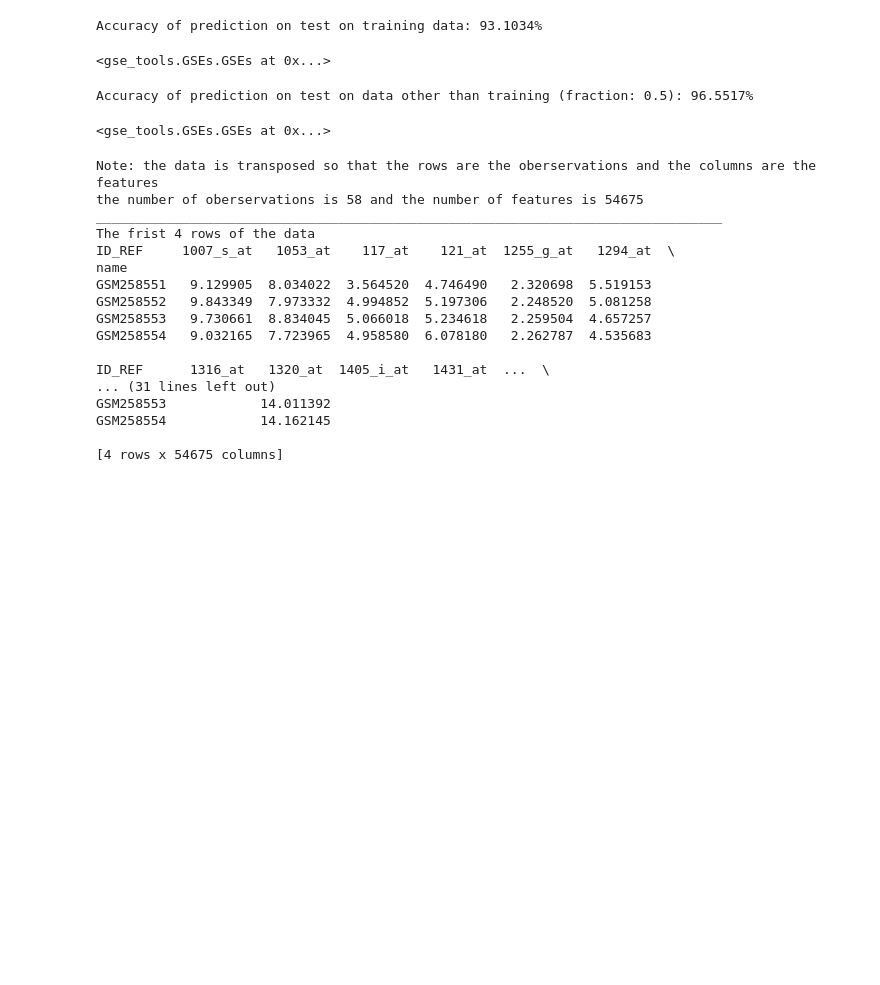
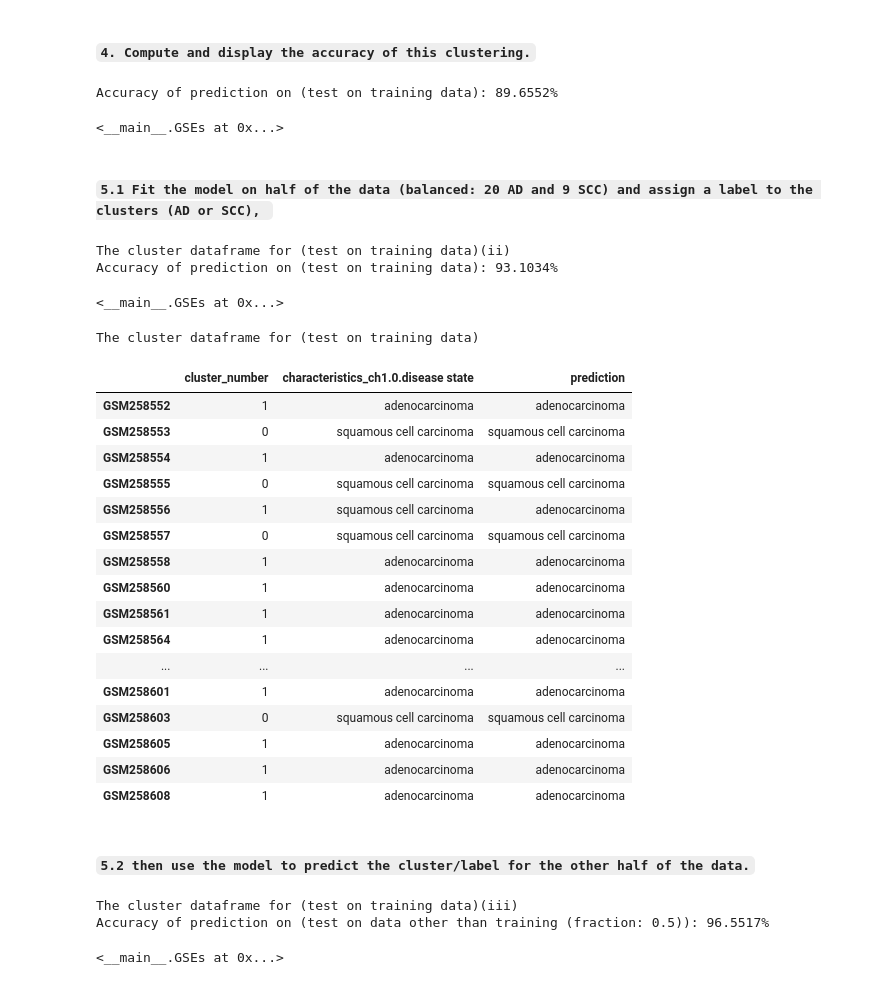
Before and after one commit to QuanEvans/Lung_cancer_subtyping, a Jupyter notebook: python/Project_3_outputs.ipynb, the cells around one changed output. Drawn from its saved outputs; the diff is of its cells as text; code cells hidden in the pictures; blank space fills up the shorter version.

Commit message:
project output

```diff
--- a/python/Project_3_outputs.ipynb
+++ b/python/Project_3_outputs.ipynb
@@ -31,38 +657,51 @@ Accuracy of prediction on test on training data: 89.6552%
+# %% [markdown]
+#### `4. Compute and display the accuracy of this clustering.`
+# %%
+gse.str_accuracy()
+# %% [output]
+Accuracy of prediction on (test on training data): 89.6552%
+<__main__.GSEs at 0x...>
+# %% [markdown]
+#### `5.1 Fit the model on half of the data (balanced: 20 AD and 9 SCC) and assign a label to the clusters (AD or SCC), `
 # %%
 #(ii) train the model on half of the data and compute the accuracy of the model on that data
+print(f"The cluster dataframe for ({gse.testCondition})(ii)")
 gse.train_model(n_clusters=2,train_frac=0.5).predict(testOnTrain=True).str_accuracy()
 # %% [output]
-Accuracy of prediction on test on training data: 93.1034%
+The cluster dataframe for (test on training data)(ii)
+Accuracy of prediction on (test on training data): 93.1034%
-<gse_tools.GSEs.GSEs at 0x...>
+<__main__.GSEs at 0x...>
+# %%
+# DataFrame output for (ii)
+print(f"The cluster dataframe for ({gse.testCondition})")
+gse.accuracy_matrix
+# %% [output]
+The cluster dataframe for (test on training data)
+|  | cluster_number | characteristics_ch1.0.disease state | prediction |
+| GSM258552 | 1 | adenocarcinoma | adenocarcinoma |
+| GSM258553 | 0 | squamous cell carcinoma | squamous cell carcinoma |
+| GSM258554 | 1 | adenocarcinoma | adenocarcinoma |
+| GSM258555 | 0 | squamous cell carcinoma | squamous cell carcinoma |
+| GSM258556 | 1 | squamous cell carcinoma | adenocarcinoma |
+| GSM258557 | 0 | squamous cell carcinoma | squamous cell carcinoma |
+| GSM258558 | 1 | adenocarcinoma | adenocarcinoma |
+| GSM258560 | 1 | adenocarcinoma | adenocarcinoma |
+| GSM258561 | 1 | adenocarcinoma | adenocarcinoma |
+| GSM258564 | 1 | adenocarcinoma | adenocarcinoma |
+| ... | ... | ... | ... |
+| GSM258601 | 1 | adenocarcinoma | adenocarcinoma |
+| GSM258603 | 0 | squamous cell carcinoma | squamous cell carcinoma |
+| GSM258605 | 1 | adenocarcinoma | adenocarcinoma |
+| GSM258606 | 1 | adenocarcinoma | adenocarcinoma |
+| GSM258608 | 1 | adenocarcinoma | adenocarcinoma |
+# %% [markdown]
+#### `5.2 then use the model to predict the cluster/label for the other half of the data.`
 # %%
 #(iii) compute the model accuracy built at point (ii) on the other half of the data (test data)
+print(f"The cluster dataframe for ({gse.testCondition})(iii)")
 gse.train_model(n_clusters=2, train_frac=0.5).predict().str_accuracy()
 # %% [output]
-Accuracy of prediction on test on data other than training (fraction: 0.5): 96.5517%
+The cluster dataframe for (test on training data)(iii)
+Accuracy of prediction on (test on data other than training (fraction: 0.5)): 96.5517%
-<gse_tools.GSEs.GSEs at 0x...>
+<__main__.GSEs at 0x...>
-# %%
-# output for load the data
-print("Note: the data is transposed so that the rows are the oberservations and the columns are the features")
-print(f"the number of oberservations is {gse.matrix.shape[0]} and the number of features is {gse.matrix.shape[1]}")
-print("__"*40)
-print("The frist 4 rows of the data")
-print(gse.matrix.head(4))
-# %% [output]
-Note: the data is transposed so that the rows are the oberservations and the columns are the features
-the number of oberservations is 58 and the number of features is 54675
-________________________________________________________________________________
-The frist 4 rows of the data
-ID_REF     1007_s_at   1053_at    117_at    121_at  1255_g_at   1294_at  \
-name
-GSM258551   9.129905  8.034022  3.564520  4.746490   2.320698  5.519153
-GSM258552   9.843349  7.973332  4.994852  5.197306   2.248520  5.081258
-GSM258553   9.730661  8.834045  5.066018  5.234618   2.259504  4.657257
-GSM258554   9.032165  7.723965  4.958580  6.078180   2.262787  4.535683
-
-ID_REF      1316_at   1320_at  1405_i_at   1431_at  ...  \
-... (31 lines left out)
-GSM258553            14.011392
-GSM258554            14.162145
-
-[4 rows x 54675 columns]
 # %%
```
Also changed, not shown: parts of 25 cells of this notebook, 1 other file.
